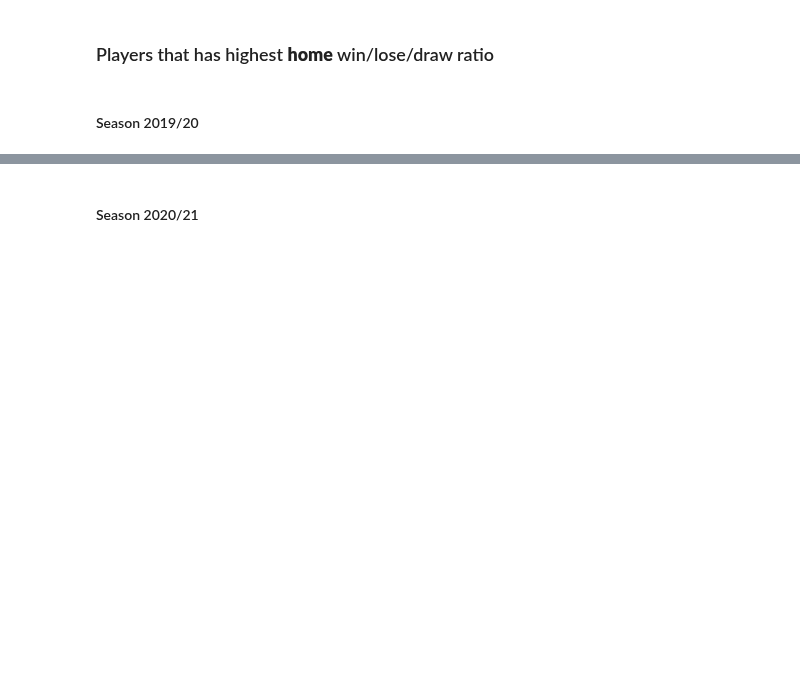
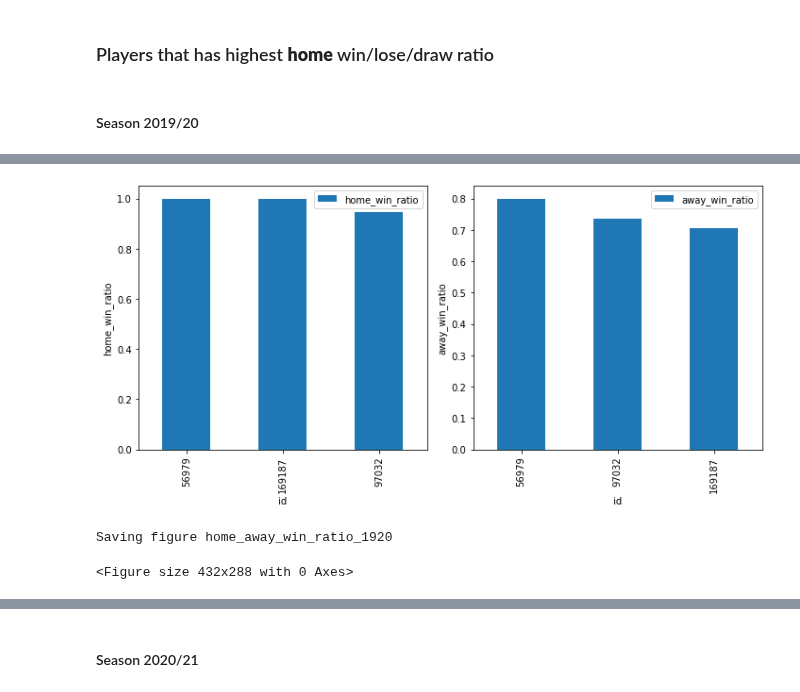
Before and after one commit to minhngt62/ds-epl-matches, a Jupyter notebook: notebooks/03.4_eda_on_integrated_data.ipynb, the cells around one changed output, grey strips where cells are left out. Drawn from its saved outputs; the diff is of its cells as text; code cells hidden in the pictures; blank space fills up the shorter version.

```diff
--- a/notebooks/03.4_eda_on_integrated_data.ipynb
+++ b/notebooks/03.4_eda_on_integrated_data.ipynb
@@ -373,0 +262,4 @@ Percentage:  1.0
+# %%
+ids_1920 = [int(i) for i in ids_1920]
+# %%
+ids_1920_significant = [i for i in ids_1920 if i in appear_1920.keys() and appear_1920[i] >= 18] #only consider players that played more than 18 matches, for significant comparison
@@ -373,0 +332,9 @@ Percentage:  1.0
+# %%
+def create_id_result_df(df_home, df_away, ids_1920_significant):
+    df_home = create_df_on_home(df_home, ids_1920_significant)
+    df_away = create_df_on_away(df_away, ids_1920_significant)
+
+    df = df_home.merge(df_away, on='id')
+    return df
+# %%
+id_result_1920 = create_id_result_df(df_1920_home_result, df_1920_away_result, ids_1920_significant)
@@ -373,0 +357,36 @@ Percentage:  1.0
+# %%
+# Calculate home win ratio
+id_result_1920['home_win_ratio'] = id_result_1920.apply(lambda x: x['home_win_count'] / x['home_played'] if x['home_played'] != 0 else 0, axis=1)
+
+# Sort by home win ratio
+id_result_1920.sort_values(by='home_win_ratio', ascending=False, inplace=True)
+
+# Select the first 3 players
+id_result_1920 = id_result_1920.head(3)
+# plot
+fig, ax = plt.subplots(1, 2, figsize=(10, 5))
+
+id_result_1920.plot(kind='bar', x='id', y='home_win_ratio', legend=True, ax=ax[0])
+ax[0].set_xlabel("id")
+ax[0].set_ylabel("home_win_ratio")
+
+# Calculate away win ratio
+id_result_1920['away_win_ratio'] = id_result_1920.apply(lambda x: x['away_win_count'] / x['away_played'] if x['away_played'] != 0 else 0, axis=1)
+
+# Sort by away win ratio
+id_result_1920.sort_values(by='away_win_ratio', ascending=False, inplace=True)
+
+# Select the first 3 players
+id_result_1920 = id_result_1920.head(3)
+
+id_result_1920.plot(kind='bar', x='id', y='away_win_ratio', legend=True, ax=ax[1])
+ax[1].set_xlabel("id")
+ax[1].set_ylabel("away_win_ratio")
+
+plt.tight_layout()
+plt.show()
+save_fig("home_away_win_ratio_1920")
+# %% [output]
+[figure, added]
+Saving figure home_away_win_ratio_1920
+<Figure size 432x288 with 0 Axes>
```
Also changed, not shown: parts of 60 cells of this notebook, 3 other files.
